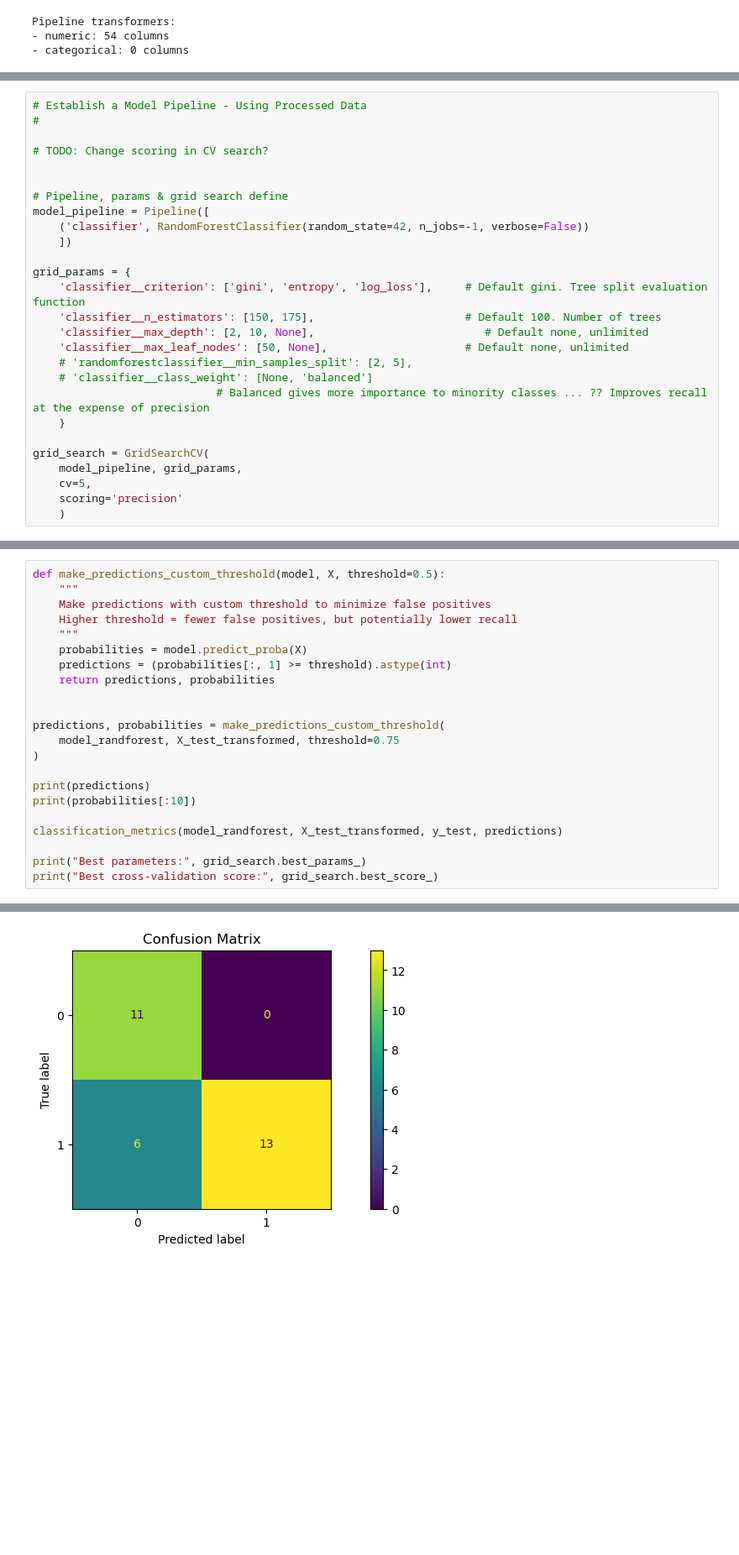
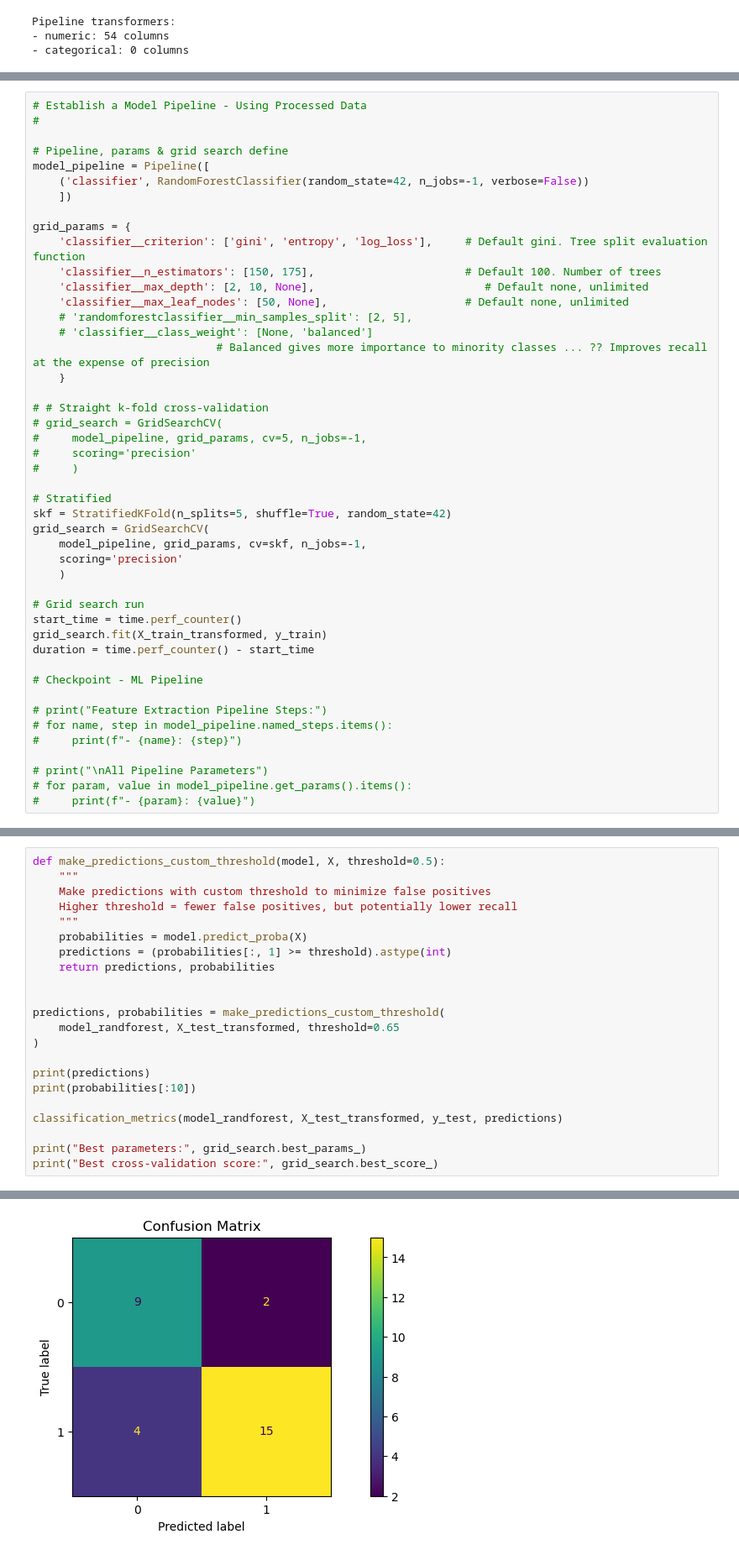
Before and after one commit to StuartG24/EEG_ML_Pipeline, a Jupyter notebook: Notebooks/2a_Features_Extraction_v3.ipynb, the cells around one changed output, grey strips where cells are left out. Shown: that part at 84% size. Cells and saved outputs as stored; diff of their text form; blank space fills up the shorter version.

```diff
--- a/Notebooks/2a_Features_Extraction_v3.ipynb
+++ b/Notebooks/2a_Features_Extraction_v3.ipynb
@@ -628,9 +659,6 @@ def classification_metrics(for_Model, X_test, y_test, y_pred):
 # %%
 # Establish a Model Pipeline - Using Processed Data
 #
-
-# TODO: Change scoring in CV search?
-
 
 # Pipeline, params & grid search define
 model_pipeline = Pipeline([
@@ -647,8 +675,30 @@ grid_params = {
                             # Balanced gives more importance to minority classes ... ?? Improves recall at the expense of precision
     }
 
+# # Straight k-fold cross-validation
+# grid_search = GridSearchCV(
+#     model_pipeline, grid_params, cv=5, n_jobs=-1,
+#     scoring='precision'
+#     )
+
+# Stratified
+skf = StratifiedKFold(n_splits=5, shuffle=True, random_state=42)
 grid_search = GridSearchCV(
-    model_pipeline, grid_params,
-    cv=5,
+    model_pipeline, grid_params, cv=skf, n_jobs=-1,
     scoring='precision'
     )
+
+# Grid search run
+start_time = time.perf_counter()
+grid_search.fit(X_train_transformed, y_train)
+duration = time.perf_counter() - start_time
+
+# Checkpoint - ML Pipeline
+
+# print("Feature Extraction Pipeline Steps:")
+# for name, step in model_pipeline.named_steps.items():
+#     print(f"- {name}: {step}")
+
+# print("\nAll Pipeline Parameters")
+# for param, value in model_pipeline.get_params().items():
+#     print(f"- {param}: {value}")
@@ -775,7 +834,7 @@ def make_predictions_custom_threshold(model, X, threshold=0.5):
 
 
 predictions, probabilities = make_predictions_custom_threshold(
-    model_randforest, X_test_transformed, threshold=0.75
+    model_randforest, X_test_transformed, threshold=0.65
 )
 
 print(predictions)
@@ -809 +868 @@ Gini Index: 0.7512
-[figure, old version]
+[figure, new version]
```
Also changed, not shown: parts of 21 cells of this notebook, 14 other files.
